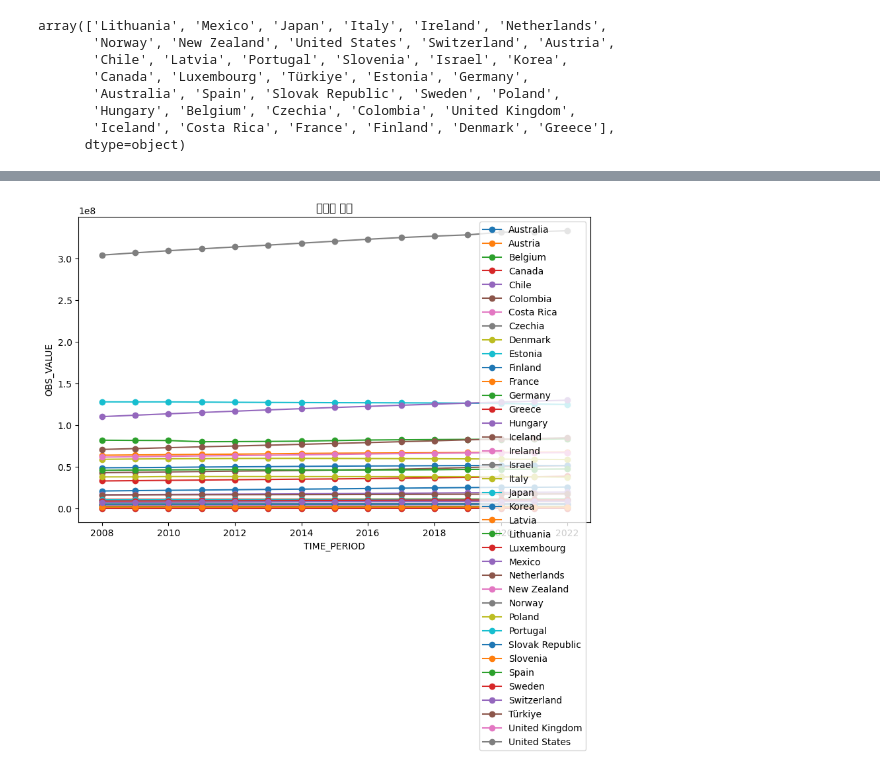
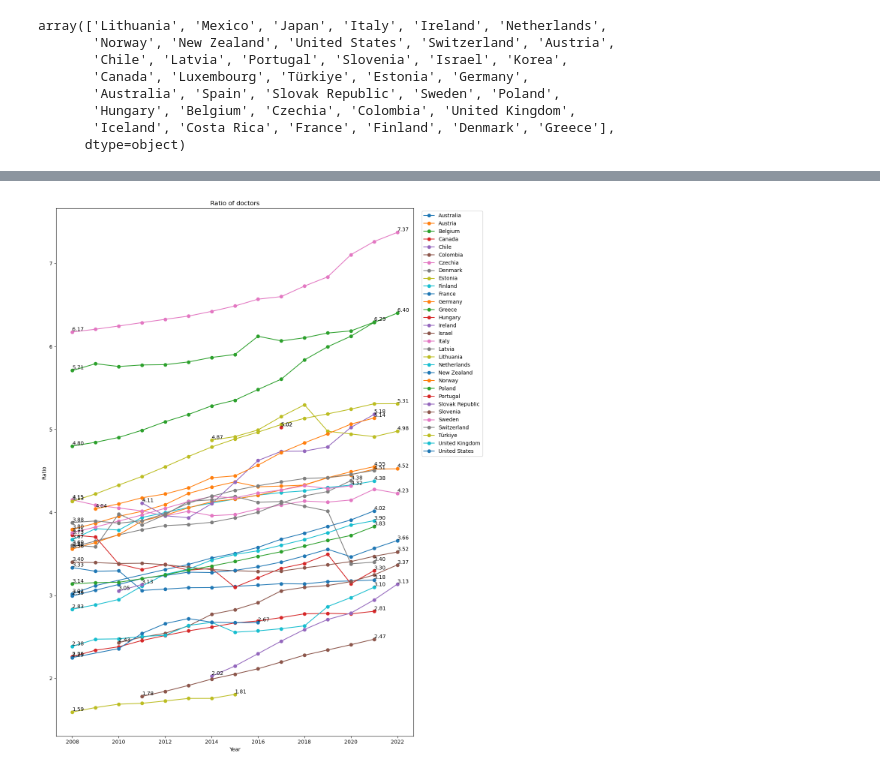
Before and after one commit to seonghyun24/dataProject, a Jupyter notebook: 2nd_project_of_data_analysis.ipynb, the cells around one changed output, grey strips where cells are left out. Cells and saved outputs as stored; diff of their text form; code cells hidden in the pictures.

```diff
--- a/2nd_project_of_data_analysis.ipynb
+++ b/2nd_project_of_data_analysis.ipynb
@@ -93,3 +93,9 @@ array(['Lithuania', 'Mexico', 'Japan', 'Italy', 'Ireland', 'Netherlands',
        'Hungary', 'Belgium', 'Czechia', 'Colombia', 'United Kingdom',
        'Iceland', 'Costa Rica', 'France', 'Finland', 'Denmark', 'Greece'],
       dtype=object)
+# %%
+selected_columns_2 = ['Country', 'Year', 'Value']
+oecd_doctors_df = oecd_doctors_df[selected_columns_2]
+groupby_country_df = oecd_doctors_df.groupby('Country')
+countrys = oecd_doctors_df['Country']
+countrys.unique()
@@ -96,14 +110,24 @@ array(['Lithuania', 'Mexico', 'Japan', 'Italy', 'Ireland', 'Netherlands',
+# %%
+doctor_ratio_df = pd.merge(oecd_doctors_df, oecd_population_df, left_on=['Year', 'Country'], right_on=['TIME_PERIOD', 'Reference area'])
+doctor_ratio_df['Ratio'] = doctor_ratio_df['Value']/doctor_ratio_df['OBS_VALUE']*1000
+grouped_df = doctor_ratio_df.groupby('Country')
 # %%
 import matplotlib.pyplot as plt
 
-plt.figure(figsize=(10, 6))
-for key, group in groupby_nations_df:
-    plt.plot(group['TIME_PERIOD'], group['OBS_VALUE'], marker='o', label=key)
+plt.figure(figsize=(12, 15))
+for key, group in grouped_df:
+    plt.plot(group['TIME_PERIOD'], group['Ratio'], marker='o', label=key)
 
-plt.title('인구수 추이')
-plt.xlabel('TIME_PERIOD')
-plt.ylabel('OBS_VALUE')
-plt.legend()
+plt.title('Ratio of doctors')
+plt.xlabel('Year')
+plt.ylabel('Ratio')
+plt.legend(bbox_to_anchor=(1.2, 1), loc='upper right')
+
+for key, group in grouped_df:
+    plt.text(group['TIME_PERIOD'].iloc[0], group['Ratio'].iloc[0], f'{group["Ratio"].iloc[0]:.2f}', va='bottom')
+    plt.text(group['TIME_PERIOD'].iloc[-1], group['Ratio'].iloc[-1], f'{group["Ratio"].iloc[-1]:.2f}', va='bottom')
+
+plt.tight_layout()
 plt.show()
 # %% [output]
-[figure, old version]
+[figure, new version]
```
Also changed, not shown: parts of 1 cell of this notebook.
